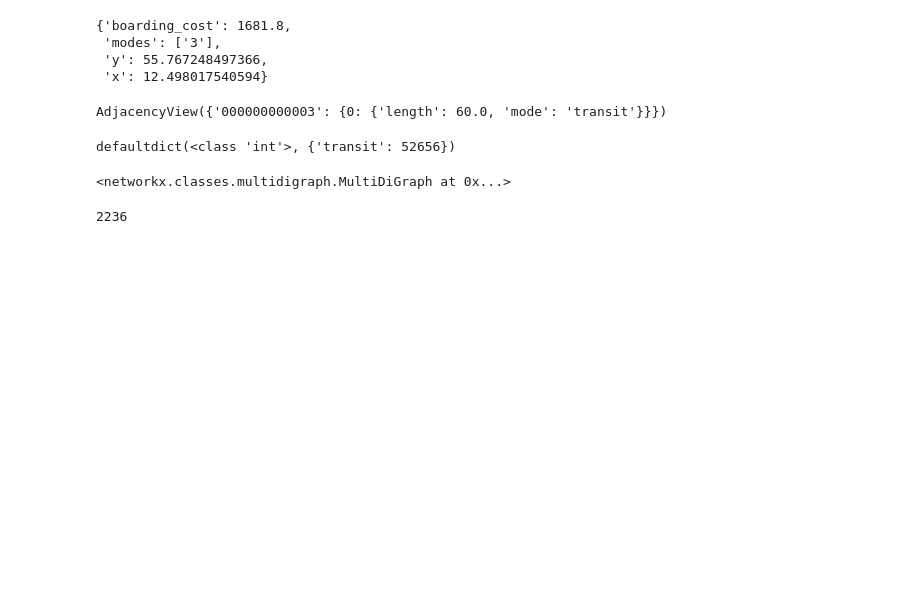
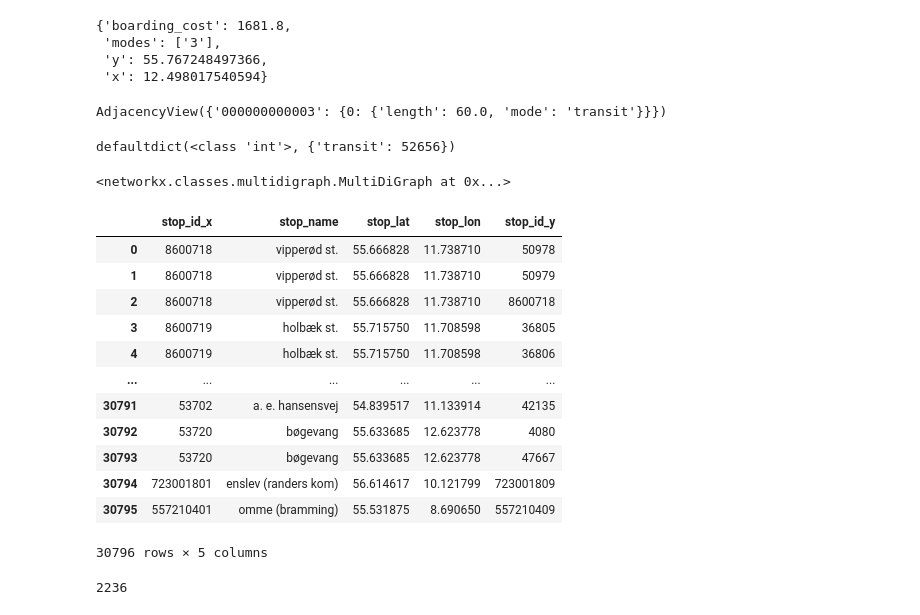
Before and after one commit to johanlaursen/imput, a Jupyter notebook: explore.ipynb, the cells around one changed output. Drawn from its saved outputs; the diff is of its cells as text; code cells hidden in the pictures; blank space fills up the shorter version.

```diff
--- a/explore.ipynb
+++ b/explore.ipynb
@@ -242,4 +242,20 @@ all_stops = pd.merge(stops.drop(columns=["stop_code", "stop_desc", "stop_lat", "
 incorrectid2correctid = all_stops.set_index('stop_id_y')['stop_id_x'].to_dict()
+# %%
+all_stops
+# %% [output]
+|  | stop_id_x | stop_name | stop_lat | stop_lon | stop_id_y |
+| 0 | 8600718 | vipperød st. | 55.666828 | 11.738710 | 50978 |
+| 1 | 8600718 | vipperød st. | 55.666828 | 11.738710 | 50979 |
+| 2 | 8600718 | vipperød st. | 55.666828 | 11.738710 | 8600718 |
+| 3 | 8600719 | holbæk st. | 55.715750 | 11.708598 | 36805 |
+| 4 | 8600719 | holbæk st. | 55.715750 | 11.708598 | 36806 |
+| ... | ... | ... | ... | ... | ... |
+| 30791 | 53702 | a. e. hansensvej | 54.839517 | 11.133914 | 42135 |
+| 30792 | 53720 | bøgevang | 55.633685 | 12.623778 | 4080 |
+| 30793 | 53720 | bøgevang | 55.633685 | 12.623778 | 47667 |
+| 30794 | 723001801 | enslev (randers kom) | 56.614617 | 10.121799 | 723001809 |
+| 30795 | 557210401 | omme (bramming) | 55.531875 | 8.690650 | 557210409 |
+30796 rows × 5 columns
 # %%
 #check_missing = [isinstance(index, int) for index in index_values]
 # %% [output]
```
Also changed, not shown: parts of 22 cells of this notebook.
